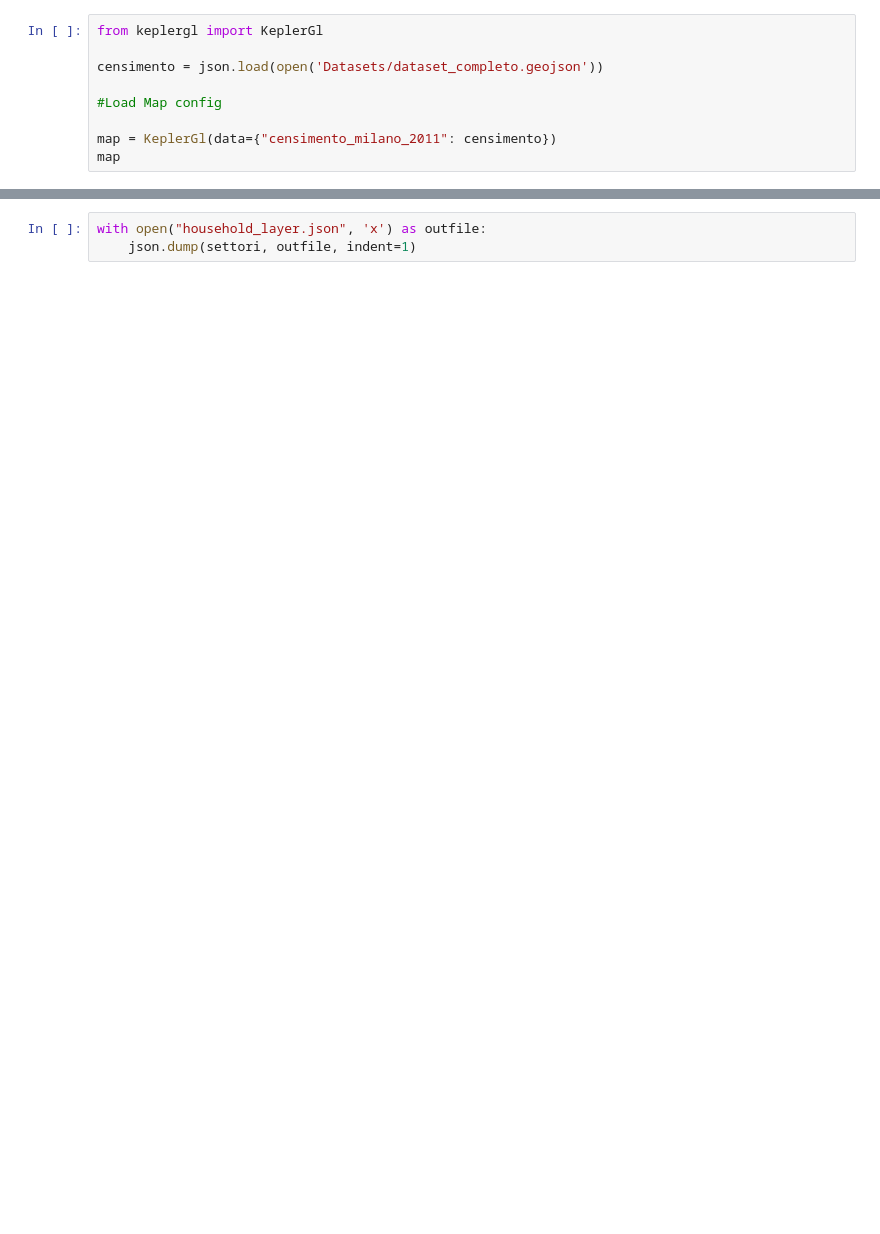
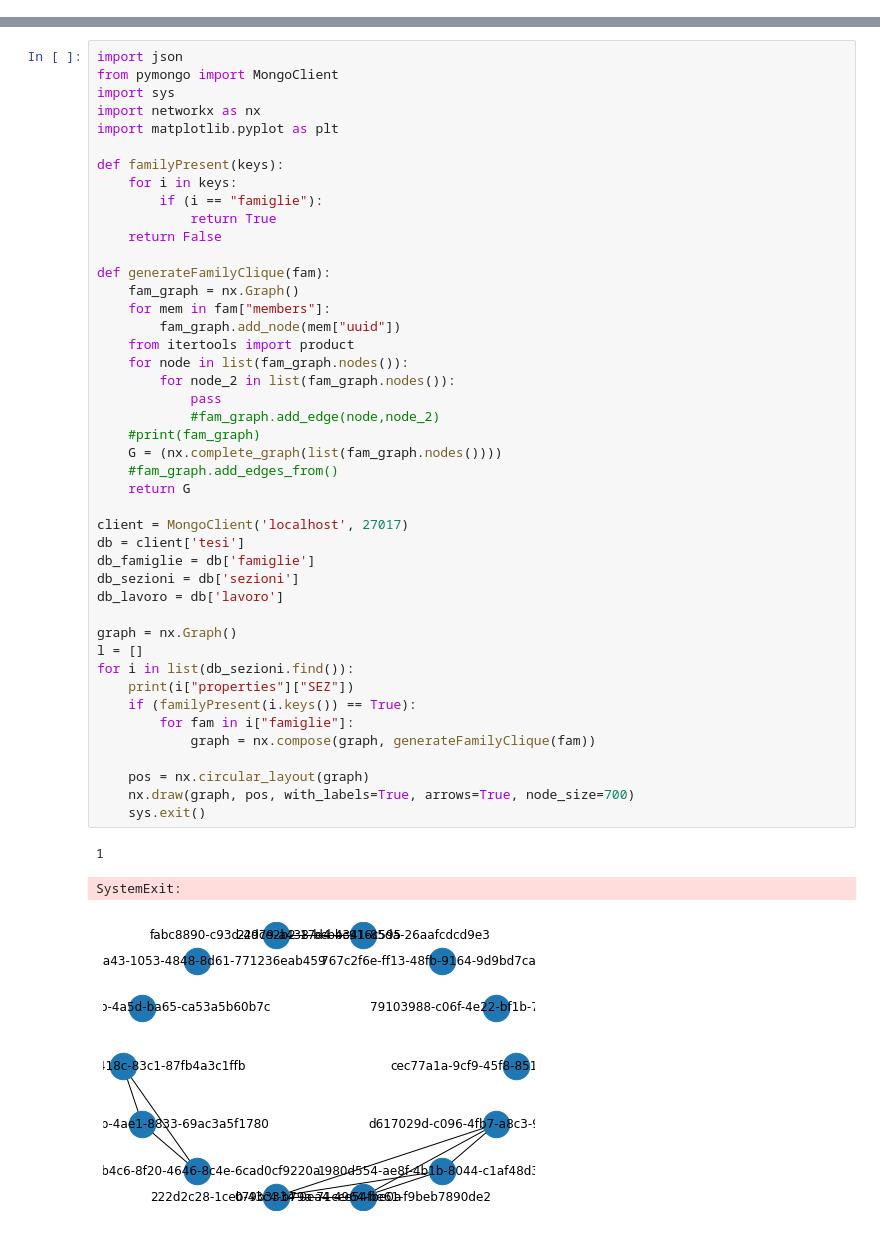
Before and after one commit to freshgiammi/Tesi, a Jupyter notebook: Tesi.ipynb, the cells around one changed output, grey strips where cells are left out. Saved outputs shown, nothing was run; the diff lists cells and outputs as text; blank space fills up the shorter version.

Commit message:
Cleanup repo, reorganize folders, create initial graphing mechanism
Signed-off-by: Gianmarco Rengucci <rengucci.gianmarco@gmail.com>

```diff
--- a/Tesi.ipynb
+++ b/Tesi.ipynb
@@ -116,9 +0,0 @@ with open("Datasets/dataset_completo.geojson", 'x') as outfile:
-# %%
-from keplergl import KeplerGl
-
-censimento = json.load(open('Datasets/dataset_completo.geojson'))
-
-#Load Map config
-
-map = KeplerGl(data={"censimento_milano_2011": censimento})
-map
@@ -344,3 +1,48 @@ NameError: name 'censimento' is not defined
-# %%
-with open("household_layer.json", 'x') as outfile:
-    json.dump(settori, outfile, indent=1)
+# %%
+import json
+from pymongo import MongoClient
+import sys
+import networkx as nx
+import matplotlib.pyplot as plt
+
+def familyPresent(keys):
+    for i in keys:
+        if (i == "famiglie"):
+            return True
+    return False
+
+def generateFamilyClique(fam):
+    fam_graph = nx.Graph()
+    for mem in fam["members"]:
+        fam_graph.add_node(mem["uuid"])
+    from itertools import product
+    for node in list(fam_graph.nodes()):
+        for node_2 in list(fam_graph.nodes()):
+            pass
+            #fam_graph.add_edge(node,node_2)
+    #print(fam_graph)
+    G = (nx.complete_graph(list(fam_graph.nodes())))
+    #fam_graph.add_edges_from()
+    return G
+
+client = MongoClient('localhost', 27017)
+db = client['tesi']
+db_famiglie = db['famiglie']
+db_sezioni = db['sezioni']
+db_lavoro = db['lavoro']
+
+graph = nx.Graph()
+l = []
+for i in list(db_sezioni.find()):
+    print(i["properties"]["SEZ"])
+    if (familyPresent(i.keys()) == True):
+        for fam in i["famiglie"]:
+            graph = nx.compose(graph, generateFamilyClique(fam))
+
+    pos = nx.circular_layout(graph)
+    nx.draw(graph, pos, with_labels=True, arrows=True, node_size=700)
+    sys.exit()
+# %% [output]
+1
+SystemExit:
+[figure, added]
```
Also changed, not shown: parts of 3 cells of this notebook, 23 other files.
